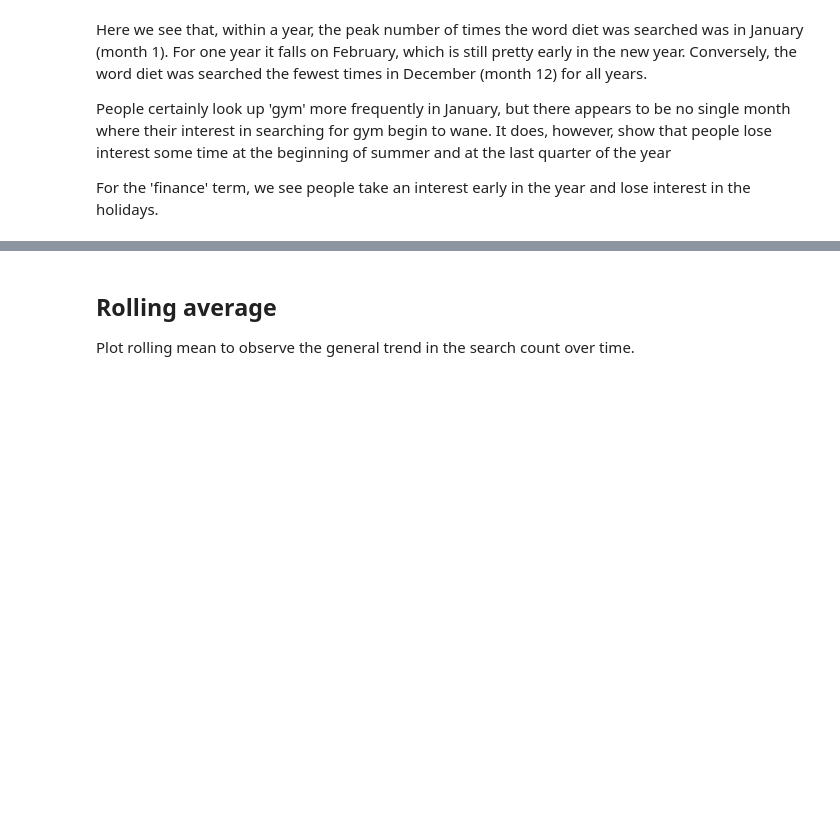
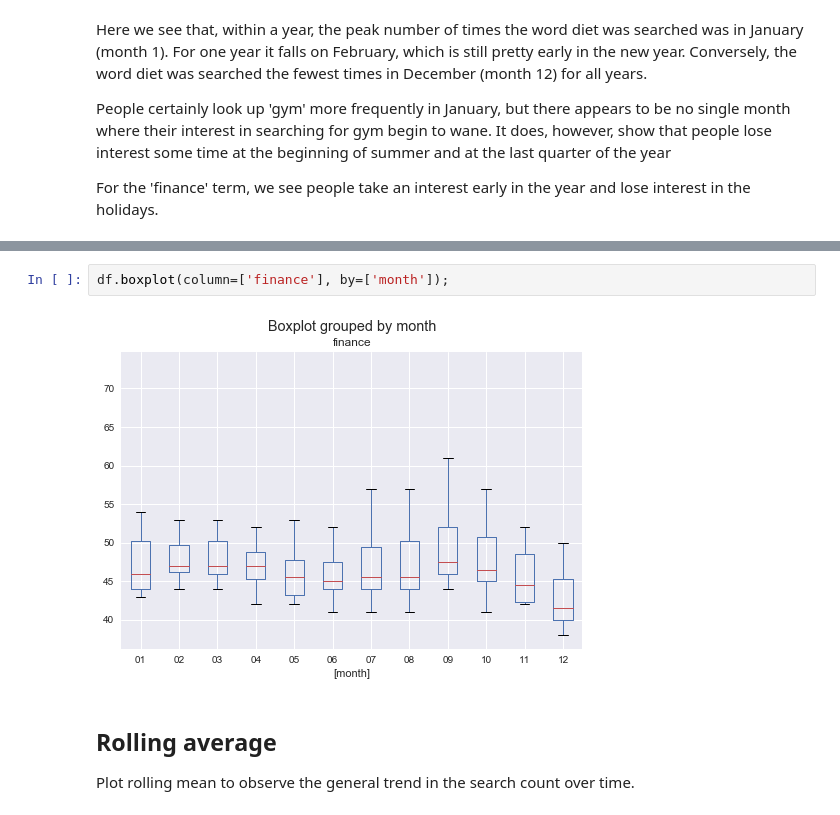
Before and after one commit to palpen/time_series_using_python, a Jupyter notebook: time_series_analysis.ipynb, the cells around one changed output, grey strips where cells are left out. Drawn from its saved outputs; the diff is of its cells as text; blank space fills up the shorter version.

```diff
--- a/time_series_analysis.ipynb
+++ b/time_series_analysis.ipynb
@@ -146,3 +158,7 @@ For the 'finance' term, we see people take an interest early in the year and los
+# %%
+df.boxplot(column=['finance'], by=['month']);
+# %% [output]
+[figure, added]
 # %% [markdown]
 ## Rolling average
 Plot rolling mean to observe the general trend in the search count over time.
```
Also changed, not shown: parts of 3 cells of this notebook.
